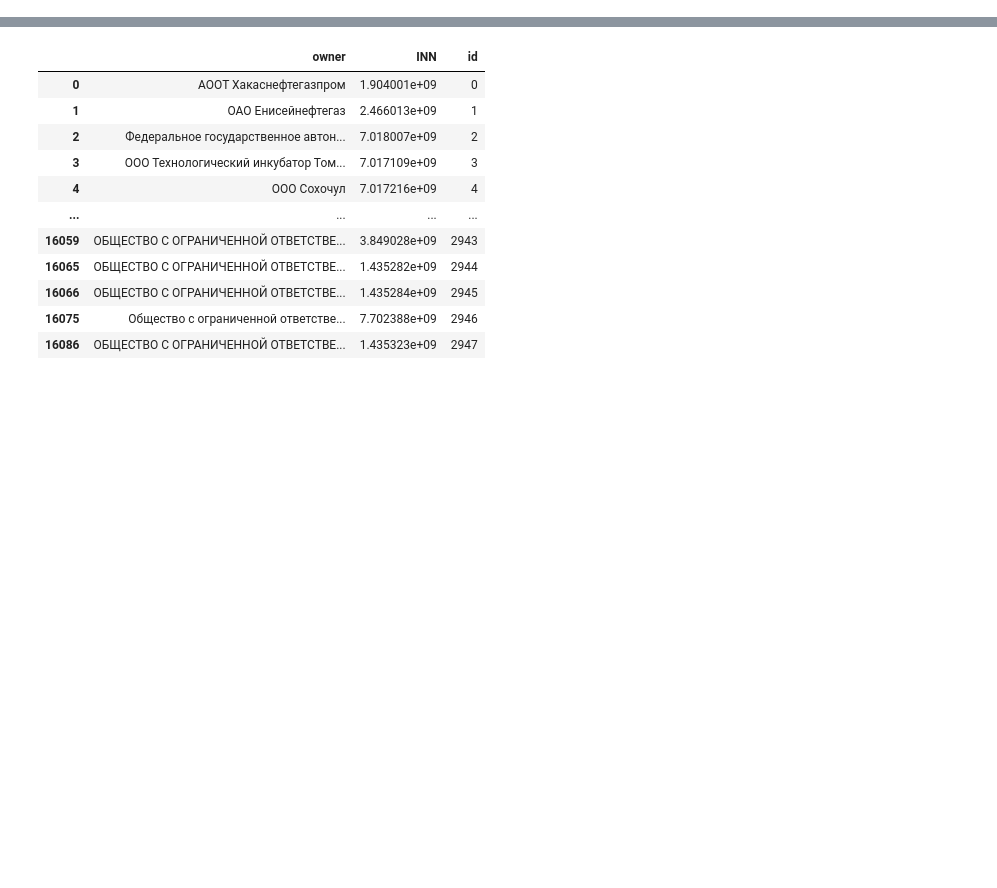
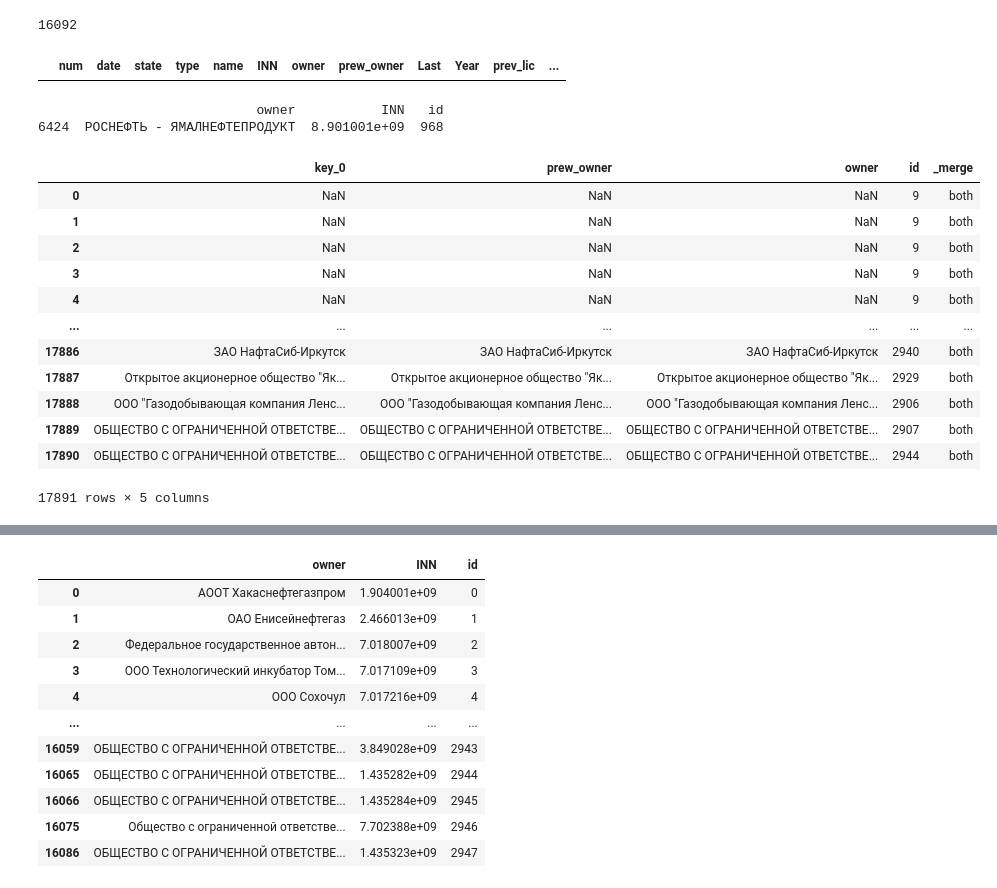
Before and after one commit to oleg-wl/geolfond, a Jupyter notebook: devtools/database.ipynb, the cells around one changed output, grey strips where cells are left out. Cells and saved outputs as stored; diff of their text form; code cells hidden in the pictures; blank space fills up the shorter version.

```diff
--- a/devtools/database.ipynb
+++ b/devtools/database.ipynb
@@ -4,0 +7,47 @@ df = pd.read_excel(io='../data.xlsx').drop(df.columns[0], axis=1)
+# %%
+df = df_copy.copy()
+len(df)
+# %% [output]
+16092
+# %%
+df[df[['num']].duplicated()]
+# %% [output]
+|  | num | date | state | type | name | INN | owner | prew_owner | Last | Year | prev_lic | ... |
+# %%
+#Таблица владельцев лицензии - компания + ИНН
+owners = df[['owner','INN']].drop_duplicates(keep='first').dropna()
+owners['id'] = range(0, len(owners))
+#owners.loc[owners['owner'].isna(), 'id'] = np.nan #удаление задвоенных дубликатов
+print(owners[owners['INN'] == 8901001325])
+#присоединение столбца ID
+test = pd.merge(df, owners[['owner', 'id']], left_on=['owner'], right_on=['owner'], how='left').rename(columns={'id':'owner_id'})
+#.drop(columns=['owner'])
+#df
+test[['num','owner','INN']][test.duplicated(subset='num',keep=False)]
+
+x = test['owner'][test.duplicated(subset='num',keep='first')].tolist()
+owners[owners['owner'].isin(set(x))].drop_duplicates(subset='INN', keep='first').sort_values(by='owner').to_csv('inn_duplicates.csv', sep=',')
+# %% [output]
+                            owner           INN   id
+6424  РОСНЕФТЬ - ЯМАЛНЕФТЕПРОДУКТ  8.901001e+09  968
+# %%
+test = pd.merge(df['prew_owner'], owners[['owner', 'id']], left_on=df['prew_owner'], right_on=owners['owner'], how='left', indicator=True, )
+#test[test['_merge'] == 'both']
+#test[test['key_0'].notna()]
+#test['_merge'].values
+#test[(test['id'] != 9) & (test['prew_owner'].isna())]
+test
+# %% [output]
+|  | key_0 | prew_owner | owner | id | _merge |
+| 0 | NaN | NaN | NaN | 9 | both |
+| 1 | NaN | NaN | NaN | 9 | both |
+| 2 | NaN | NaN | NaN | 9 | both |
+| 3 | NaN | NaN | NaN | 9 | both |
+| 4 | NaN | NaN | NaN | 9 | both |
+| ... | ... | ... | ... | ... | ... |
+| 17886 | ЗАО НафтаСиб-Иркутск | ЗАО НафтаСиб-Иркутск | ЗАО НафтаСиб-Иркутск | 2940 | both |
+| 17887 | Открытое акционерное общество "Як... | Открытое акционерное общество "Як... | Открытое акционерное общество "Як... | 2929 | both |
+| 17888 | ООО "Газодобывающая компания Ленс... | ООО "Газодобывающая компания Ленс... | ООО "Газодобывающая компания Ленс... | 2906 | both |
+| 17889 | ОБЩЕСТВО С ОГРАНИЧЕННОЙ ОТВЕТСТВЕ... | ОБЩЕСТВО С ОГРАНИЧЕННОЙ ОТВЕТСТВЕ... | ОБЩЕСТВО С ОГРАНИЧЕННОЙ ОТВЕТСТВЕ... | 2907 | both |
+| 17890 | ОБЩЕСТВО С ОГРАНИЧЕННОЙ ОТВЕТСТВЕ... | ОБЩЕСТВО С ОГРАНИЧЕННОЙ ОТВЕТСТВЕ... | ОБЩЕСТВО С ОГРАНИЧЕННОЙ ОТВЕТСТВЕ... | 2944 | both |
+17891 rows × 5 columns
```
Also changed, not shown: parts of 6 cells of this notebook, 2 other files.
